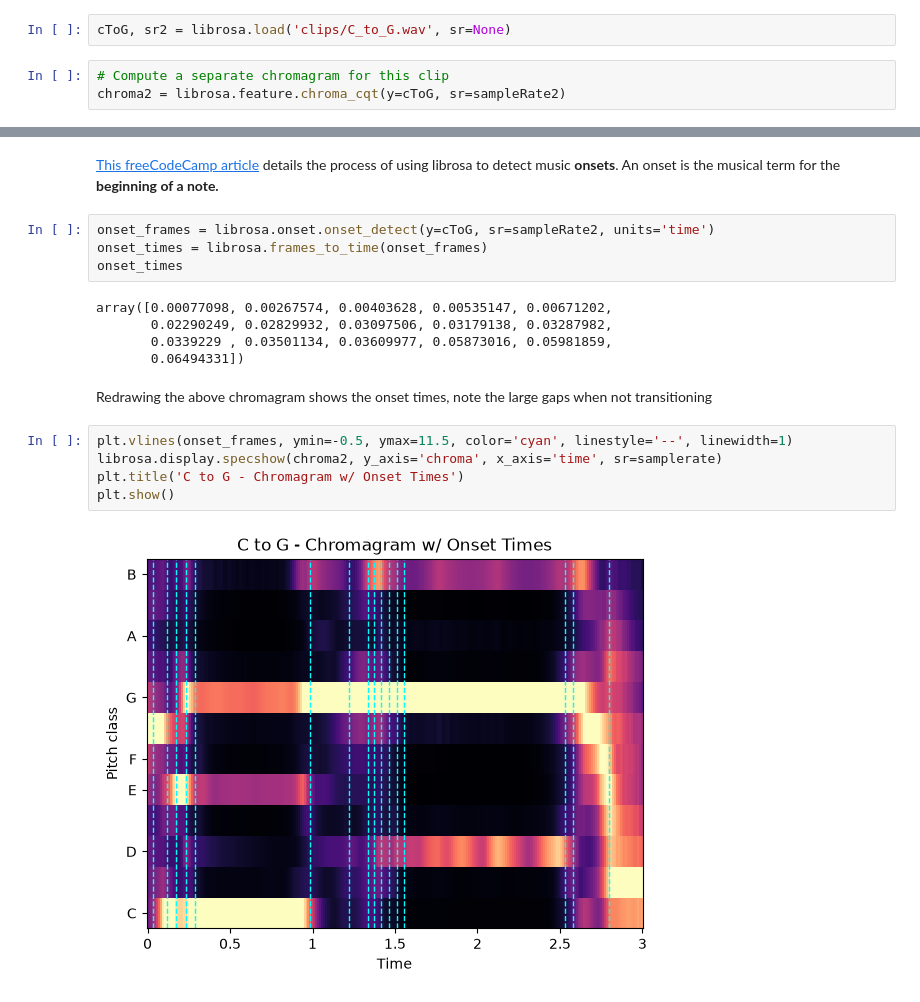
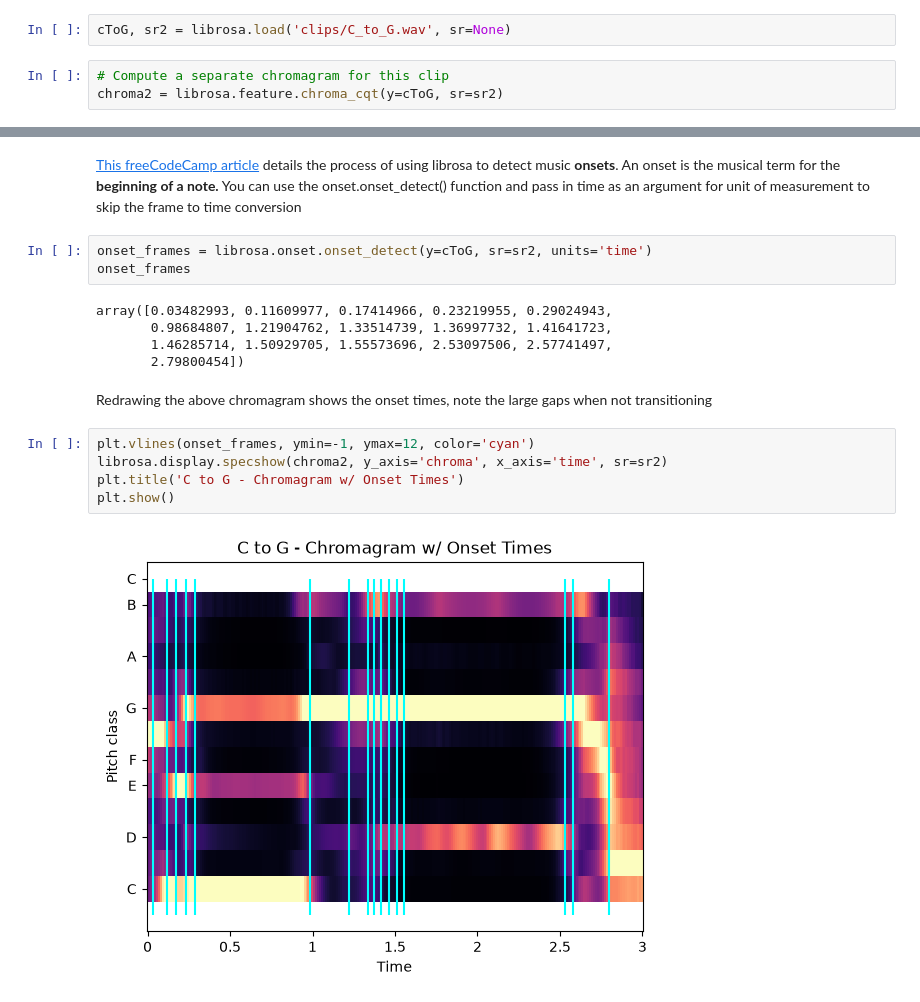
Before and after one commit to lambert-27/fretwave-chord-trainer, a Jupyter notebook: chroma/signical.ipynb, the cells around one changed output, grey strips where cells are left out. Drawn from its saved outputs; the diff is of its cells as text.

```diff
--- a/chroma/signical.ipynb
+++ b/chroma/signical.ipynb
@@ -79,5 +105,5 @@ The chord is: A , Certainty: 0.92
 cToG, sr2 = librosa.load('clips/C_to_G.wav', sr=None)
 # %%
 # Compute a separate chromagram for this clip
-chroma2 = librosa.feature.chroma_cqt(y=cToG, sr=sampleRate2)
+chroma2 = librosa.feature.chroma_cqt(y=cToG, sr=sr2)
 # %%
@@ -87,22 +113,21 @@ plt.show()
 # %% [output]
 [figure]
 # %% [markdown]
-[This freeCodeCamp article](https://www.freecodecamp.org/news/use-python-to-detect-music-onsets/#:~:text=Finally) details the process of using librosa to detect music **onsets**. An onset is the musical term for the **beginning of a note.**
+[This freeCodeCamp article](https://www.freecodecamp.org/news/use-python-to-detect-music-onsets/#:~:text=Finally) details the process of using librosa to detect music **onsets**. An onset is the musical term for the **beginning of a note.** You can use the onset.onset_detect() function and pass in time as an argument for unit of measurement to skip the frame to time conversion
 # %%
-onset_frames = librosa.onset.onset_detect(y=cToG, sr=sampleRate2, units='time')
-onset_times = librosa.frames_to_time(onset_frames)
-onset_times
+onset_frames = librosa.onset.onset_detect(y=cToG, sr=sr2, units='time')
+onset_frames
 # %% [output]
-array([0.00077098, 0.00267574, 0.00403628, 0.00535147, 0.00671202,
-       0.02290249, 0.02829932, 0.03097506, 0.03179138, 0.03287982,
-       0.0339229 , 0.03501134, 0.03609977, 0.05873016, 0.05981859,
-       0.06494331])
+array([0.03482993, 0.11609977, 0.17414966, 0.23219955, 0.29024943,
+       0.98684807, 1.21904762, 1.33514739, 1.36997732, 1.41641723,
+       1.46285714, 1.50929705, 1.55573696, 2.53097506, 2.57741497,
+       2.79800454])
 # %% [markdown]
 Redrawing the above chromagram shows the onset times, note the large gaps when not transitioning
 # %%
-plt.vlines(onset_frames, ymin=-0.5, ymax=11.5, color='cyan', linestyle='--', linewidth=1)
-librosa.display.specshow(chroma2, y_axis='chroma', x_axis='time', sr=samplerate)
+plt.vlines(onset_frames, ymin=-1, ymax=12, color='cyan')
+librosa.display.specshow(chroma2, y_axis='chroma', x_axis='time', sr=sr2)
 plt.title('C to G - Chromagram w/ Onset Times')
 plt.show()
 # %% [output]
-[figure, old version]
+[figure, new version]
```
Also changed, not shown: parts of 8 cells of this notebook.
